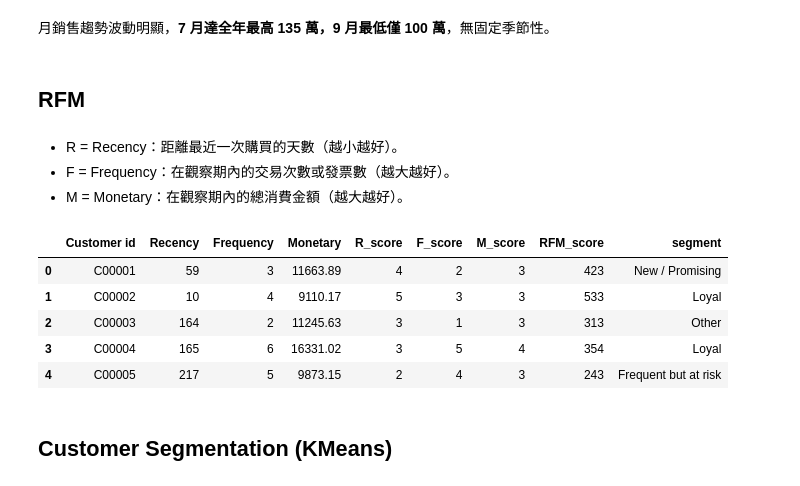
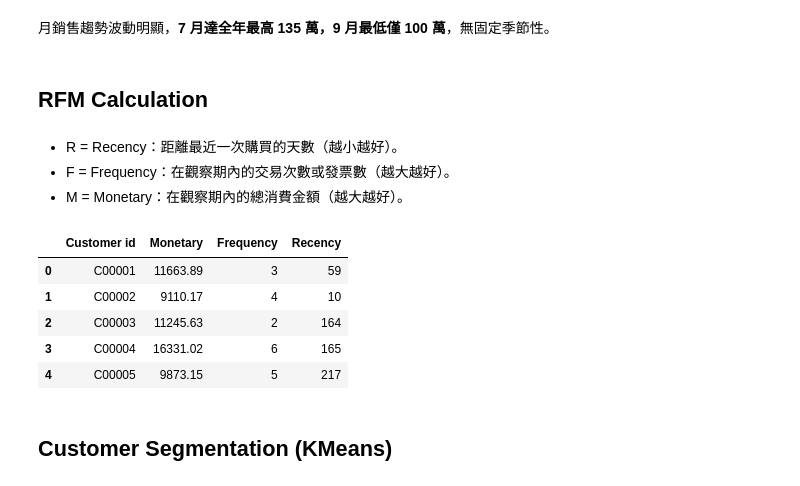
Before and after one commit to PolyU-Computer-Science/Year3-COMP3134-BI-Group-Project, a Jupyter notebook: Group_6.ipynb, the cells around one changed output. Saved outputs shown, nothing was run; the diff lists cells and outputs as text; code cells hidden in the pictures.

```diff
--- a/Group_6.ipynb
+++ b/Group_6.ipynb
@@ -284,7 +297,7 @@ plt.show()
 # %% [markdown]
 月銷售趨勢波動明顯，**7 月達全年最高 135 萬，9 月最低僅 100 萬**，無固定季節性。
 # %% [markdown]
-## RFM
+## RFM Calculation
 # %% [markdown]
 - R = Recency：距離最近一次購買的天數（越小越好）。
 - F = Frequency：在觀察期內的交易次數或發票數（越大越好）。
@@ -294,44 +306,0 @@ df = merged_data
-# %%
-snapshot_date = df['Invoice date'].max() + pd.Timedelta(days=1)
-
-rfm = df.groupby('Customer id').agg(
-    Monetary=('Price', 'sum'),
-    Frequency=('Invoice no', 'nunique'),
-    LastPurchase=('Invoice date', 'max')
-).reset_index()
-
-rfm['Recency'] = (snapshot_date - rfm['LastPurchase']).dt.days
-rfm = rfm.drop(columns=['LastPurchase'])
-
-rfm['Monetary_log'] = np.log1p(rfm['Monetary'])
-
-rfm['R_score'] = pd.qcut(rfm['Recency'], 5, labels=[5,4,3,2,1]).astype(int)
-rfm['F_score'] = pd.qcut(rfm['Frequency'].rank(method='first'), 5, labels=[1,2,3,4,5]).astype(int)
-rfm['M_score'] = pd.qcut(rfm['Monetary_log'].rank(method='first'), 5, labels=[1,2,3,4,5]).astype(int)
-
-rfm['RFM_score'] = rfm['R_score'].astype(str) + rfm['F_score'].astype(str) + rfm['M_score'].astype(str)
-rfm['RFM_numeric'] = rfm['R_score']*100 + rfm['F_score']*10 + rfm['M_score']
-
-def segment_from_scores(row):
-    if row['R_score'] >= 4 and row['F_score'] >= 4 and row['M_score'] >= 4:
-        return 'Champions'
-    if row['R_score'] >= 3 and row['F_score'] >= 3 and row['M_score'] >= 3:
-        return 'Loyal'
-    if row['R_score'] <= 2 and row['F_score'] >= 4:
-        return 'Frequent but at risk'
-    if row['R_score'] >= 4 and row['F_score'] <= 2:
-        return 'New / Promising'
-    if row['R_score'] <= 2 and row['F_score'] <= 2 and row['M_score'] <= 2:
-        return 'At Risk / Churn'
-    return 'Other'
-
-rfm['segment'] = rfm.apply(segment_from_scores, axis=1)
-
-rfm[['Customer id','Recency','Frequency','Monetary','R_score','F_score','M_score','RFM_score','segment']].head()
-# %% [output]
-|  | Customer id | Recency | Frequency | Monetary | R_score | F_score | M_score | RFM_score | segment |
-| 0 | C00001 | 59 | 3 | 11663.89 | 4 | 2 | 3 | 423 | New / Promising |
-| 1 | C00002 | 10 | 4 | 9110.17 | 5 | 3 | 3 | 533 | Loyal |
-| 2 | C00003 | 164 | 2 | 11245.63 | 3 | 1 | 3 | 313 | Other |
-| 3 | C00004 | 165 | 6 | 16331.02 | 3 | 5 | 4 | 354 | Loyal |
-| 4 | C00005 | 217 | 5 | 9873.15 | 2 | 4 | 3 | 243 | Frequent but at risk |
@@ -338,3 +310,21 @@ rfm[['Customer id','Recency','Frequency','Monetary','R_score','F_score','M_score
+# %%
+# RFM Calculation
+rfm = df.groupby('Customer id').agg(
+    Monetary=('Price', 'sum'),
+    Frequency=('Invoice no', 'nunique'),
+    LastPurchase=('Invoice date', 'max')
+).reset_index()
+
+rfm['Recency'] = (snapshot_date - rfm['LastPurchase']).dt.days
+rfm = rfm.drop(columns=['LastPurchase'])
+rfm.head()
+# %% [output]
+|  | Customer id | Monetary | Frequency | Recency |
+| 0 | C00001 | 11663.89 | 3 | 59 |
+| 1 | C00002 | 9110.17 | 4 | 10 |
+| 2 | C00003 | 11245.63 | 2 | 164 |
+| 3 | C00004 | 16331.02 | 6 | 165 |
+| 4 | C00005 | 9873.15 | 5 | 217 |
 # %% [markdown]
 ## Customer Segmentation (KMeans)
 # %%
```
Also changed, not shown: parts of 45 cells of this notebook, 18 other files.
